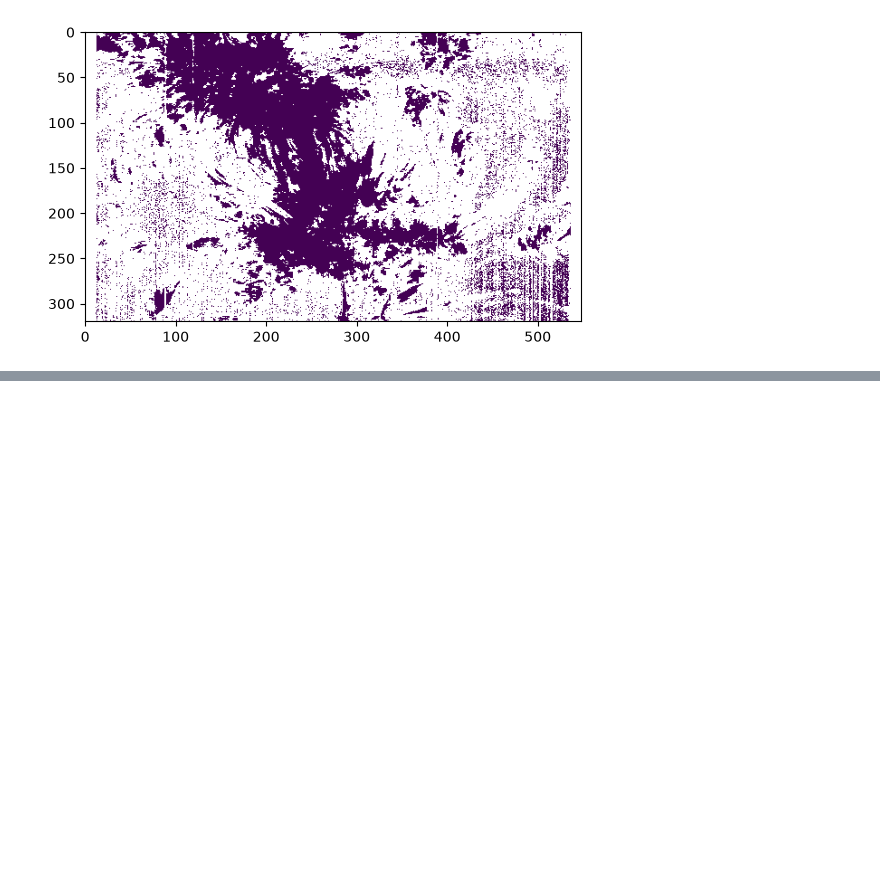
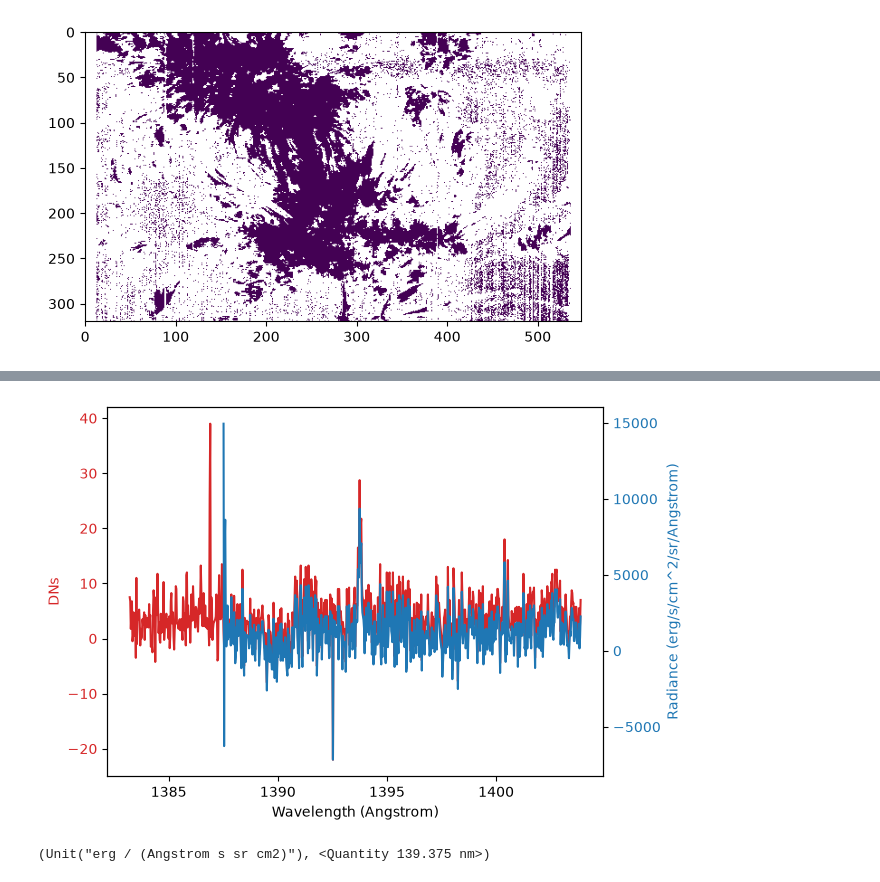
Before and after one commit to souvikita/muse_validation_pipeline, a Jupyter notebook: museval/working_codes/ar_fit_analysis.ipynb, the cells around one changed output, grey strips where cells are left out. Drawn from its saved outputs; the diff is of its cells as text; code cells hidden in the pictures; blank space fills up the shorter version.

```diff
--- a/museval/working_codes/ar_fit_analysis.ipynb
+++ b/museval/working_codes/ar_fit_analysis.ipynb
@@ -201,0 +188,4 @@ plt.imshow(mask)
+# %%
+from irispy.utils.spectrograph import radiometric_calibration
+si_iv_1394 = raster['Si IV 1394'][0]
+calibrated_si_iv_1394 = radiometric_calibration(si_iv_1394)
@@ -201,0 +212,24 @@ plt.imshow(mask)
+# %%
+fig, ax = plt.subplots()
+color = 'tab:red'
+ax.set_xlabel('Wavelength (Angstrom)')
+ax.set_ylabel('DNs', color=color)
+ax.plot(si_iv_1394.spectral_axis[100:-110].to('angstrom'), si_iv_1394.data[150, 200, 100:-110],
+        label='Original',
+        color=color)
+ax.tick_params(axis="y", labelcolor=color)
+
+ax2 = ax.twinx()
+
+color = 'tab:blue'
+ax2.set_ylabel('Radiance (erg/s/cm^2/sr/Angstrom)', color=color)
+ax2.plot(calibrated_si_iv_1394.spectral_axis[100:-110].to('angstrom'), calibrated_si_iv_1394.data[150, 200, 100:-110],
+         label='Calibrated',
+         color=color)
+ax2.tick_params(axis="y", labelcolor=color)
+# %% [output]
+[figure, added]
+# %%
+calibrated_si_iv_1394.unit, si_iv_1394_core
+# %% [output]
+(Unit("erg / (Angstrom s sr cm2)"), <Quantity 139.375 nm>)
```
Also changed, not shown: parts of 16 cells of this notebook.
